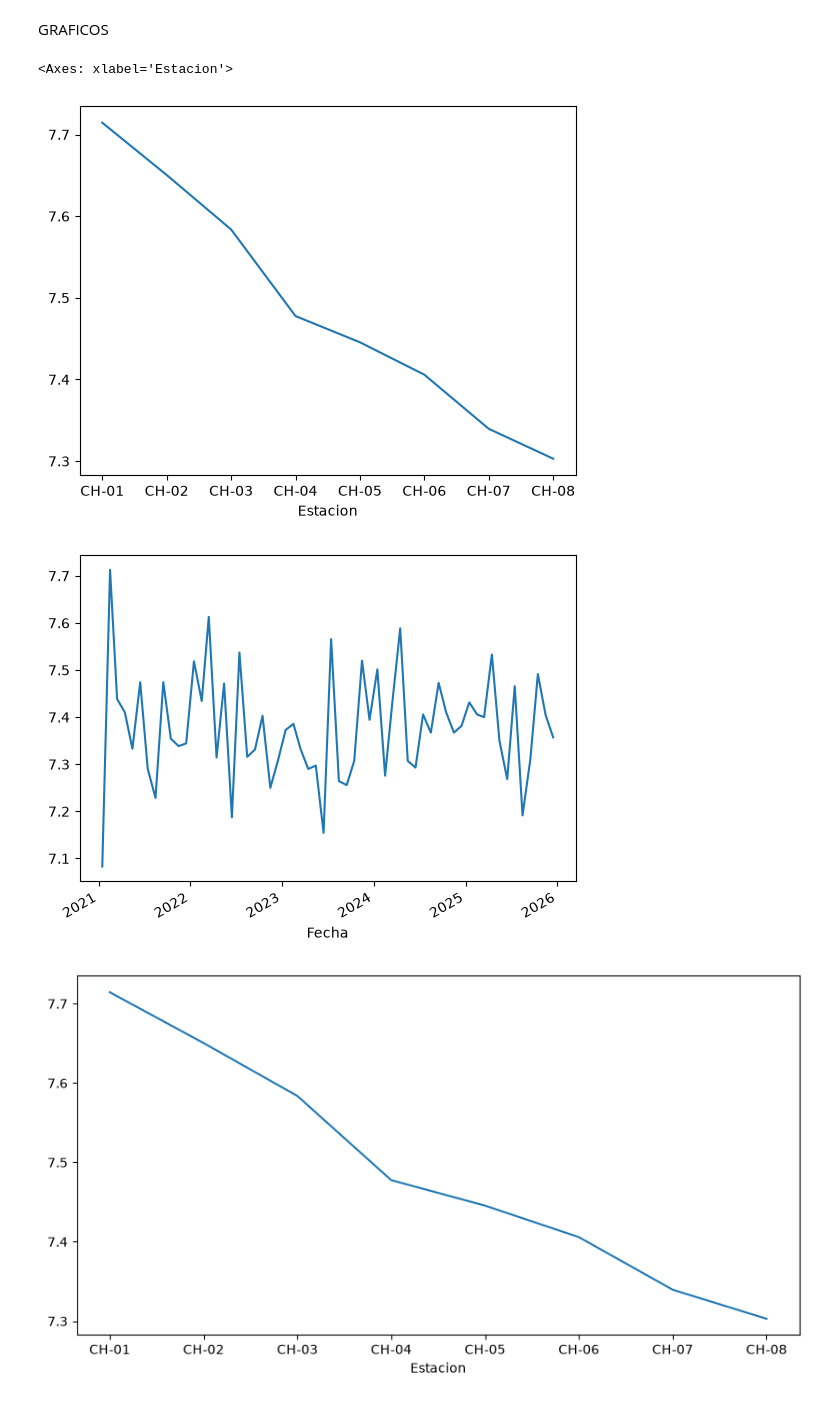
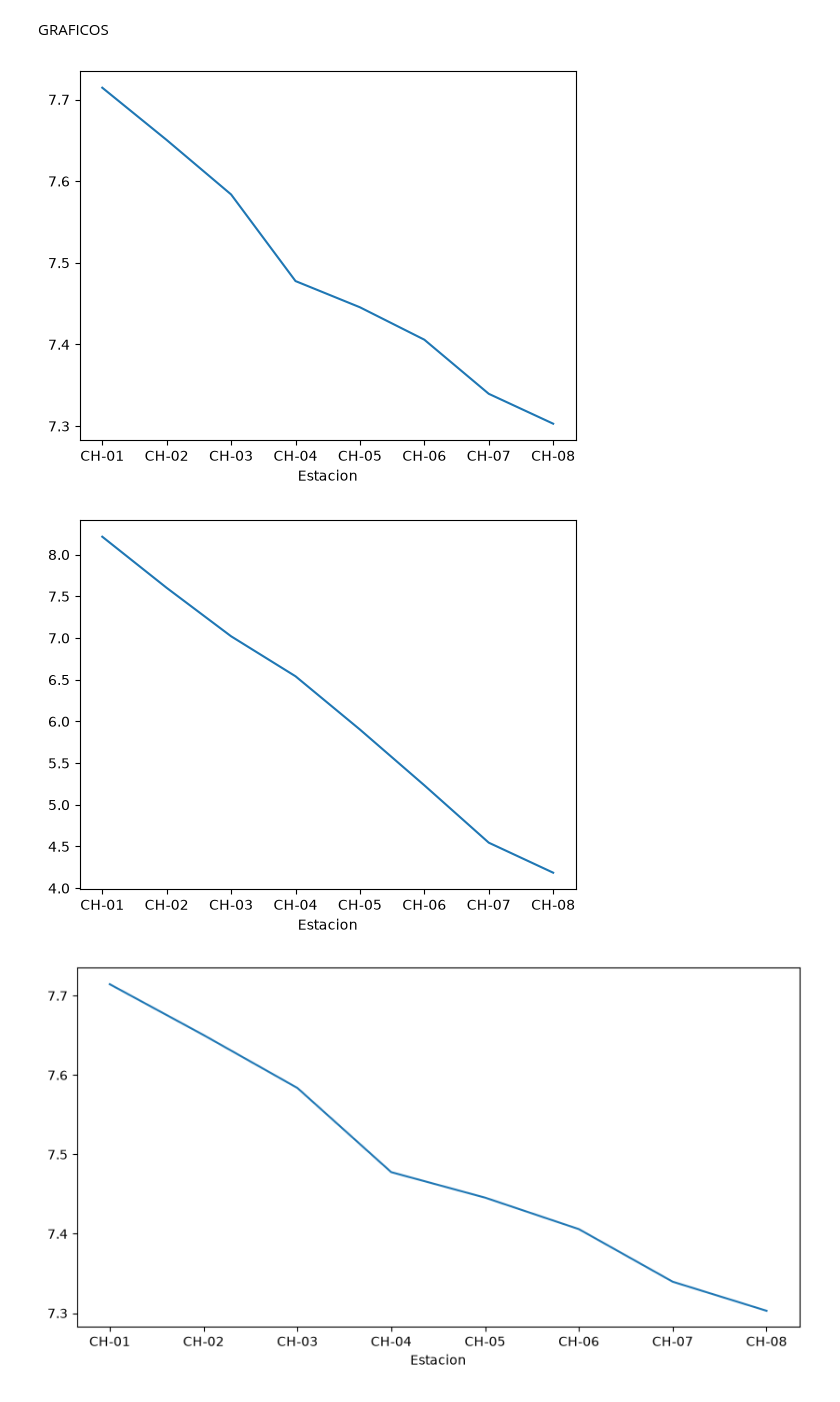
Before and after one commit to BramosV/DASHBOARDS, a Jupyter notebook: CALIDAD_AGUA/notebooks/data_agua.ipynb, the cells around one changed output. Drawn from its saved outputs; the diff is of its cells as text; code cells hidden in the pictures.

```diff
--- a/CALIDAD_AGUA/notebooks/data_agua.ipynb
+++ b/CALIDAD_AGUA/notebooks/data_agua.ipynb
@@ -3,6 +3,7 @@ import pandas as pd
 # DEFINE LA RUTA
 ruta = r"C:\Users\brv_1\Documents\Programacion\PORTAFOLIOS\DASHBOARDS2\CALIDAD_AGUA\database\clean\Base_Calidad_Agua_Profesional_clean.xlsx"
 df = pd.read_excel(ruta)
+df = df.drop(['Latitud', 'Longitud'], axis=1)
 
 df.describe()
 # %% [output]
@@ -68,15 +67,14 @@ from matplotlib.ticker import MaxNLocator
 # %%
 df.groupby('Estacion')['pH'].mean().plot()
 #plt.show()
-#plt.savefig(r"C:\Users\brv_1\Documents\Programacion\PORTAFOLIOS\DASHBOARDS2\CALIDAD_AGUA\imagenes\plotpH.png")
+plt.savefig(r"C:\Users\brv_1\Documents\Programacion\PORTAFOLIOS\DASHBOARDS2\CALIDAD_AGUA\imagenes\tendenciapH.png")
 # %% [output]
-<Axes: xlabel='Estacion'>
 [figure]
 # %%
-df.groupby("Fecha")["OD"].mean().plot()
-#plt.savefig(r"C:\Users\brv_1\Documents\Programacion\PORTAFOLIOS\DASHBOARDS2\CALIDAD_AGUA\imagenes\plot_OD.png")
+df.groupby("Estacion")["OD"].mean().plot()
+plt.savefig(r"C:\Users\brv_1\Documents\Programacion\PORTAFOLIOS\DASHBOARDS2\CALIDAD_AGUA\imagenes\tendencia_OD.png")
 # %% [output]
-[figure, old version]
+[figure, new version]
 # %%
 data = df.groupby('Estacion')['pH'].mean().plot(figsize=(10,5), layout='constrained')
 # %% [output]
```
Also changed, not shown: parts of 10 cells of this notebook, 4 other files.
